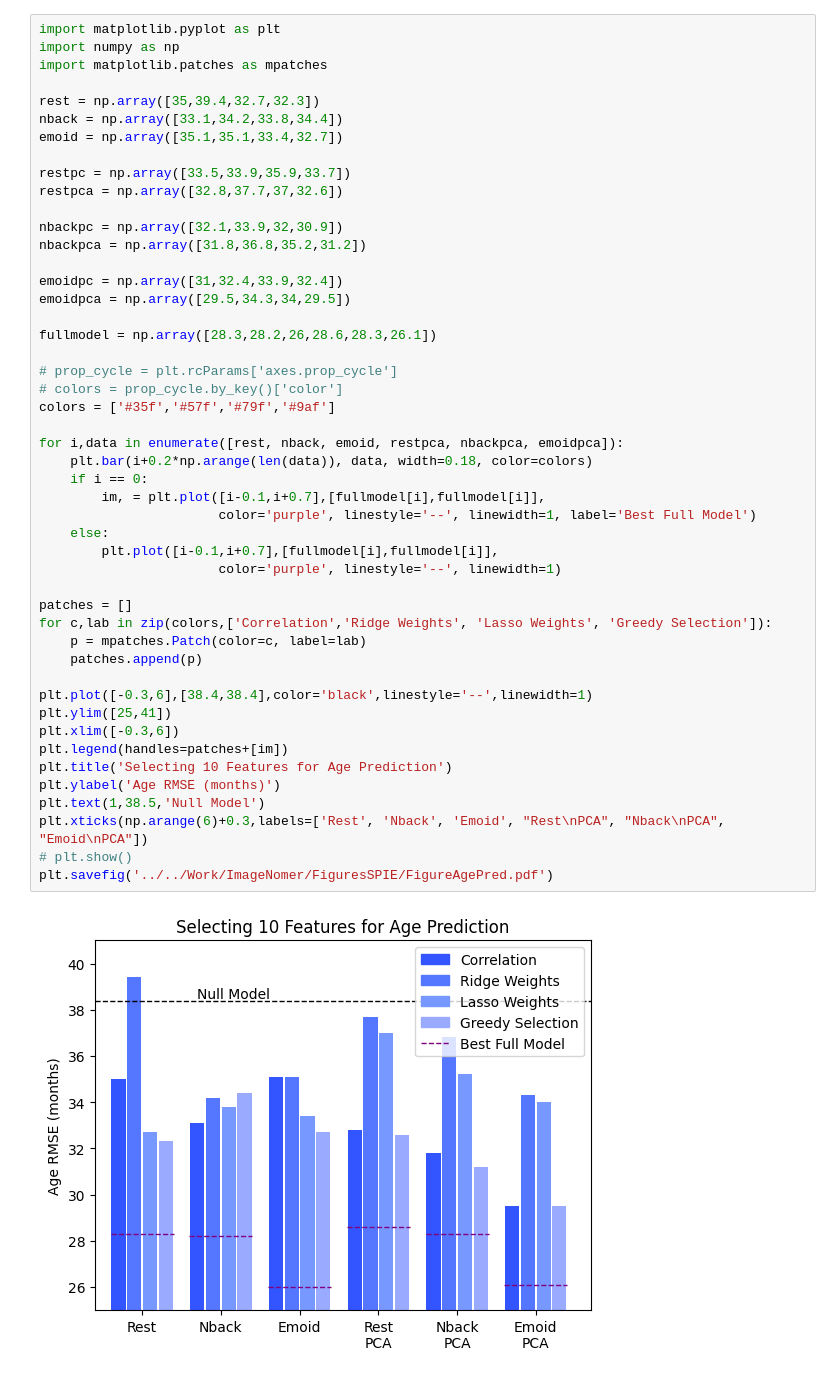
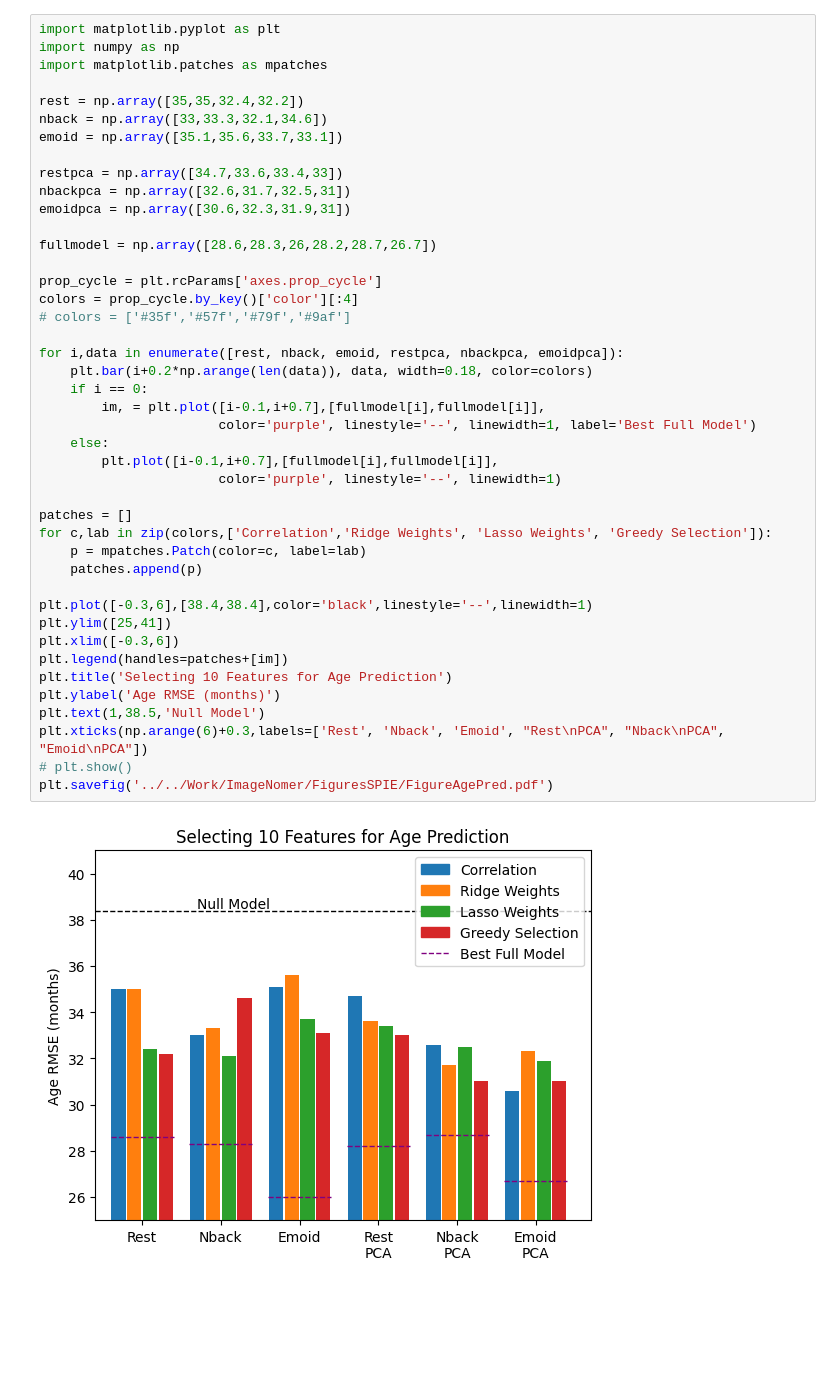
Before and after one commit to aorliche/PNC, a Jupyter notebook: ImageNomer/ImageNomer18AgeFigures.ipynb, the cells around one changed output. Saved outputs shown, nothing was run; the diff lists cells and outputs as text; blank space fills up the shorter version.

Commit message:
More ImageNomer experiments most figures

```diff
--- a/ImageNomer/ImageNomer18AgeFigures.ipynb
+++ b/ImageNomer/ImageNomer18AgeFigures.ipynb
@@ -3,48 +3,43 @@ import matplotlib.pyplot as plt
 import numpy as np
 import matplotlib.patches as mpatches
 
-rest = np.array([35,39.4,32.7,32.3])
-nback = np.array([33.1,34.2,33.8,34.4])
-emoid = np.array([35.1,35.1,33.4,32.7])
+rest = np.array([35,35,32.4,32.2])
+nback = np.array([33,33.3,32.1,34.6])
+emoid = np.array([35.1,35.6,33.7,33.1])
 
-restpc = np.array([33.5,33.9,35.9,33.7])
-restpca = np.array([32.8,37.7,37,32.6])
+restpca = np.array([34.7,33.6,33.4,33])
+nbackpca = np.array([32.6,31.7,32.5,31])
+emoidpca = np.array([30.6,32.3,31.9,31])
 
-nbackpc = np.array([32.1,33.9,32,30.9])
-nbackpca = np.array([31.8,36.8,35.2,31.2])
+fullmodel = np.array([28.6,28.3,26,28.2,28.7,26.7])
 
-emoidpc = np.array([31,32.4,33.9,32.4])
-emoidpca = np.array([29.5,34.3,34,29.5])
-
-fullmodel = np.array([28.3,28.2,26,28.6,28.3,26.1])
-
-# prop_cycle = plt.rcParams['axes.prop_cycle']
-# colors = prop_cycle.by_key()['color']
-colors = ['#35f','#57f','#79f','#9af']
+prop_cycle = plt.rcParams['axes.prop_cycle']
+colors = prop_cycle.by_key()['color'][:4]
+# colors = ['#35f','#57f','#79f','#9af']
 
 for i,data in enumerate([rest, nback, emoid, restpca, nbackpca, emoidpca]):
     plt.bar(i+0.2*np.arange(len(data)), data, width=0.18, color=colors)
     if i == 0:
         im, = plt.plot([i-0.1,i+0.7],[fullmodel[i],fullmodel[i]],
                        color='purple', linestyle='--', linewidth=1, label='Best Full Model')
     else:
         plt.plot([i-0.1,i+0.7],[fullmodel[i],fullmodel[i]],
                        color='purple', linestyle='--', linewidth=1)
 
 patches = []
 for c,lab in zip(colors,['Correlation','Ridge Weights', 'Lasso Weights', 'Greedy Selection']):
     p = mpatches.Patch(color=c, label=lab)
     patches.append(p)
 
 plt.plot([-0.3,6],[38.4,38.4],color='black',linestyle='--',linewidth=1)
 plt.ylim([25,41])
 plt.xlim([-0.3,6])
 plt.legend(handles=patches+[im])
 plt.title('Selecting 10 Features for Age Prediction')
 plt.ylabel('Age RMSE (months)')
 plt.text(1,38.5,'Null Model')
 plt.xticks(np.arange(6)+0.3,labels=['Rest', 'Nback', 'Emoid', "Rest\nPCA", "Nback\nPCA", "Emoid\nPCA"])
 # plt.show()
 plt.savefig('../../Work/ImageNomer/FiguresSPIE/FigureAgePred.pdf')
 # %% [output]
-[figure, old version]
+[figure, new version]
```
Also changed, not shown: parts of 3 cells of this notebook, 3 other files.
